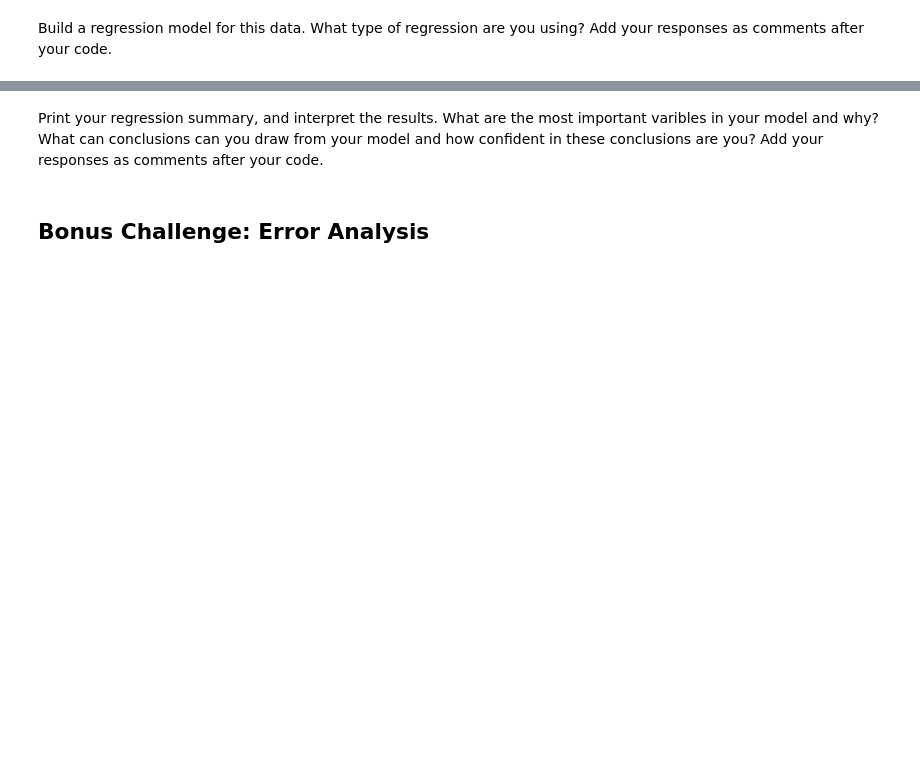
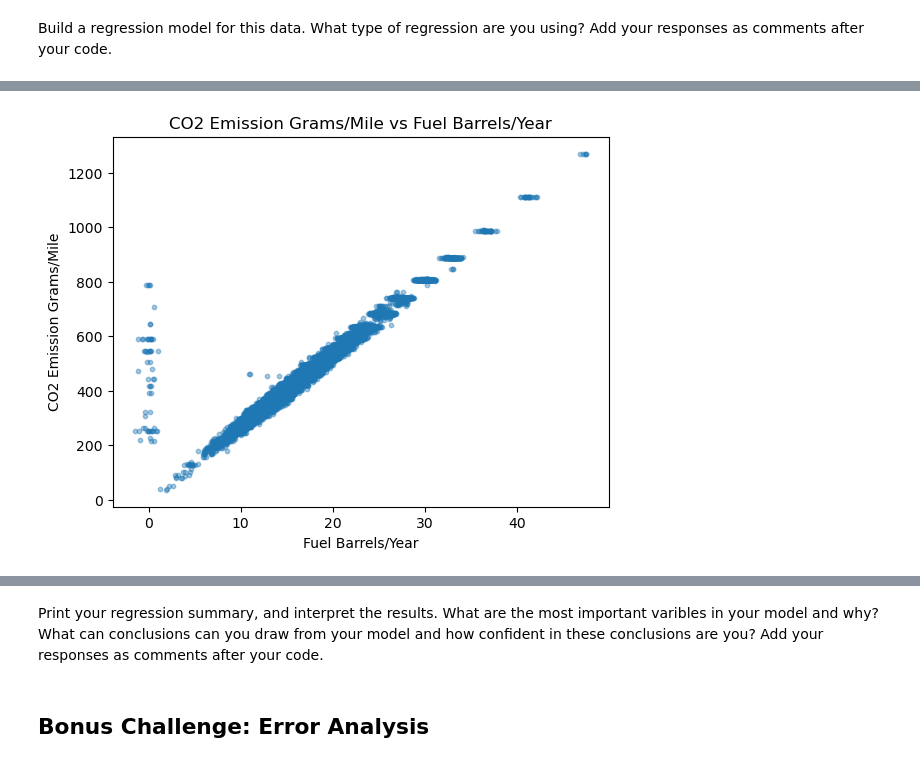
Before and after one commit to vitorferraz19/lab-regression-analysis-en, a Jupyter notebook: your-code/lab-regression-analysis.ipynb, the cells around one changed output, grey strips where cells are left out. Drawn from its saved outputs; the diff is of its cells as text; code cells hidden in the pictures; blank space fills up the shorter version.

```diff
--- a/your-code/lab-regression-analysis.ipynb
+++ b/your-code/lab-regression-analysis.ipynb
@@ -341,0 +352,19 @@ Build a regression model for this data. What type of regression are you using? A
+# %%
+# Attempting even more visualisation improvements:
+
+x = vehicles["Fuel Barrels/Year"]
+y = vehicles["CO2 Emission Grams/Mile"]
+
+# Add small random noise
+x_jitter = x + np.random.normal(0, 0.5, len(x))
+y_jitter = y + np.random.normal(0, 0.5, len(y))
+
+plt.scatter(x_jitter, y_jitter, alpha=0.4, s=10)
+
+plt.xlabel("Fuel Barrels/Year")
+plt.ylabel("CO2 Emission Grams/Mile")
+plt.title("CO2 Emission Grams/Mile vs Fuel Barrels/Year")
+
+plt.show()
+# %% [output]
+[figure, added]
```
Also changed, not shown: parts of 12 cells of this notebook.
